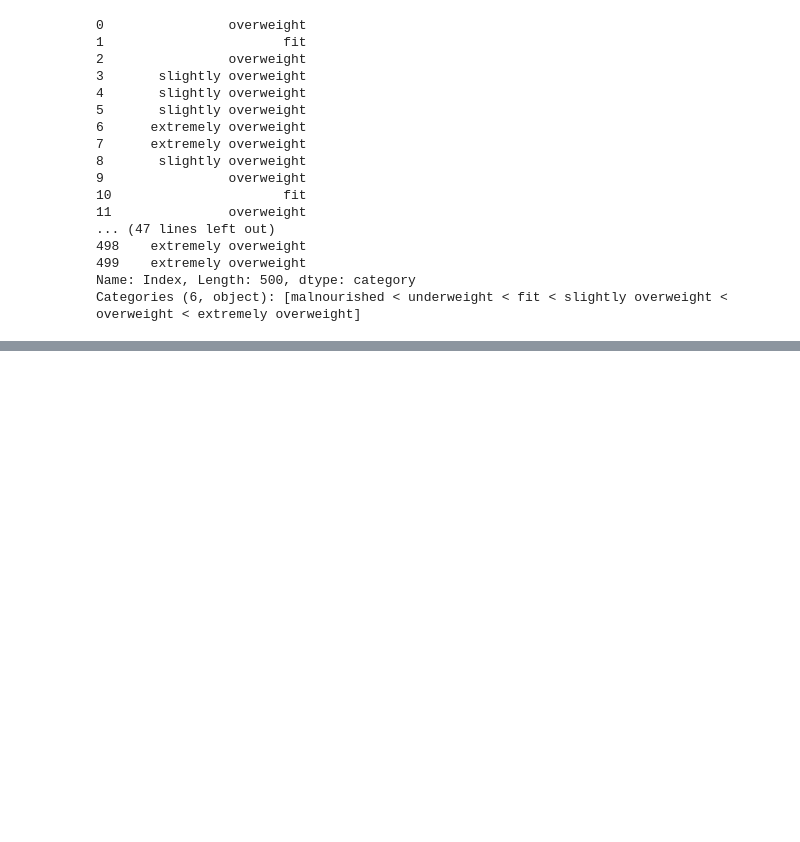
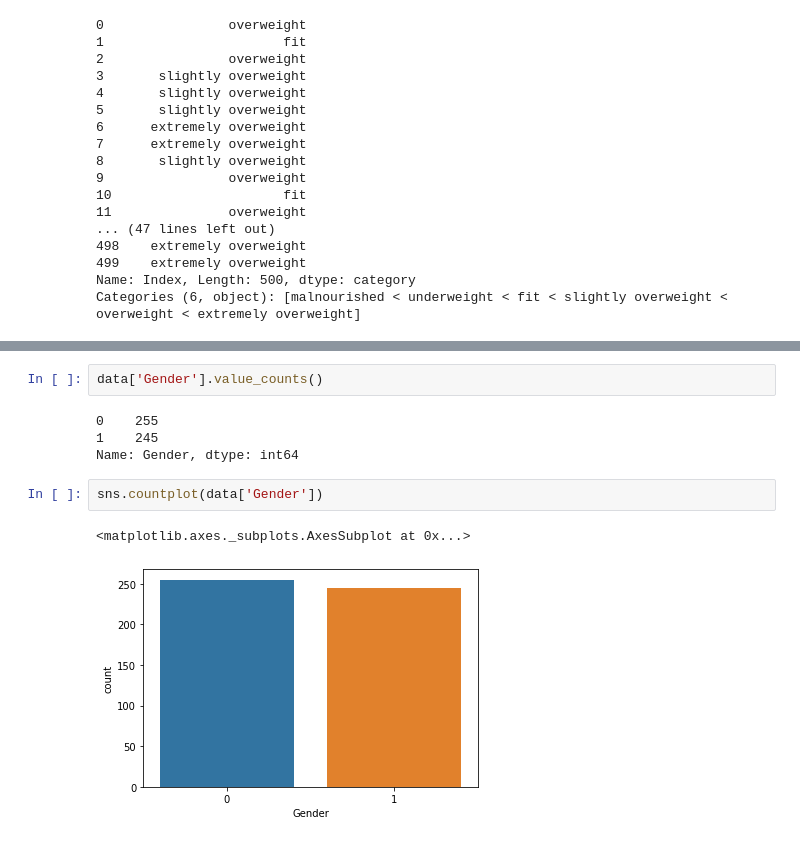
Before and after one commit to SiddarthSamdani/BMI, a Jupyter notebook: BMI.ipynb, the cells around one changed output, grey strips where cells are left out. Saved outputs shown, nothing was run; the diff lists cells and outputs as text; blank space fills up the shorter version.

```diff
--- a/BMI.ipynb
+++ b/BMI.ipynb
@@ -85,0 +96,11 @@ Categories (6, object): [malnourished < underweight < fit < slightly overweight
+# %%
+data['Gender'].value_counts()
+# %% [output]
+0    255
+1    245
+Name: Gender, dtype: int64
+# %%
+sns.countplot(data['Gender'])
+# %% [output]
+<matplotlib.axes._subplots.AxesSubplot at 0x...>
+[figure, added]
```
Also changed, not shown: parts of 3 cells of this notebook.
